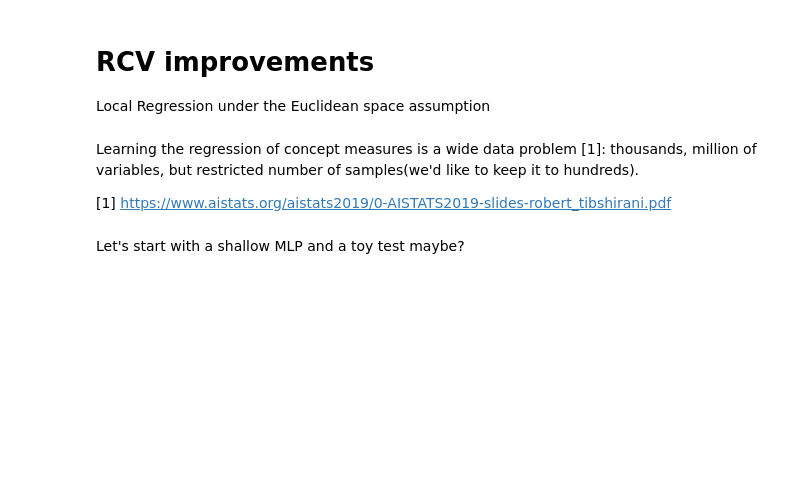
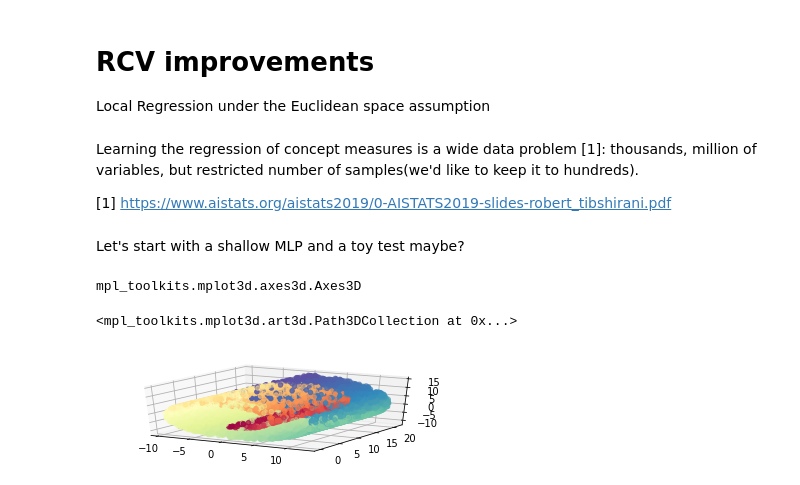
Before and after one commit to maragraziani/rcvtool, a Jupyter notebook: examples.ipynb, the cells around one changed output. Saved outputs shown, nothing was run; the diff lists cells and outputs as text; code cells hidden in the pictures; blank space fills up the shorter version.

```diff
--- a/examples.ipynb
+++ b/examples.ipynb
@@ -75,3 +104,22 @@ Learning the regression of concept measures is a wide data problem [1]: thousand
 [1] https://www.aistats.org/aistats2019/0-AISTATS2019-slides-robert_tibshirani.pdf
 # %% [markdown]
 Let's start with a shallow MLP and a toy test maybe?
+# %%
+% matplotlib inline
+import sklearn.datasets
+import matplotlib.pyplot as plt
+# This import is needed to modify the way figure behaves
+from mpl_toolkits.mplot3d import Axes3D
+Axes3D
+# %% [output]
+mpl_toolkits.mplot3d.axes3d.Axes3D
+# %%
+# 10K datapoints
+toy_data, color = sklearn.datasets.make_swiss_roll(n_samples=10000, noise=0.0, random_state=0)
+fig = plt.figure()
+
+ax = fig.add_subplot(211, projection='3d')
+ax.scatter(toy_data[:, 0], toy_data[:, 1], toy_data[:, 2], c=color, cmap=plt.cm.Spectral)
+# %% [output]
+<mpl_toolkits.mplot3d.art3d.Path3DCollection at 0x...>
+[figure, added]
```
Also changed, not shown: parts of 12 cells of this notebook, 6 other files.
